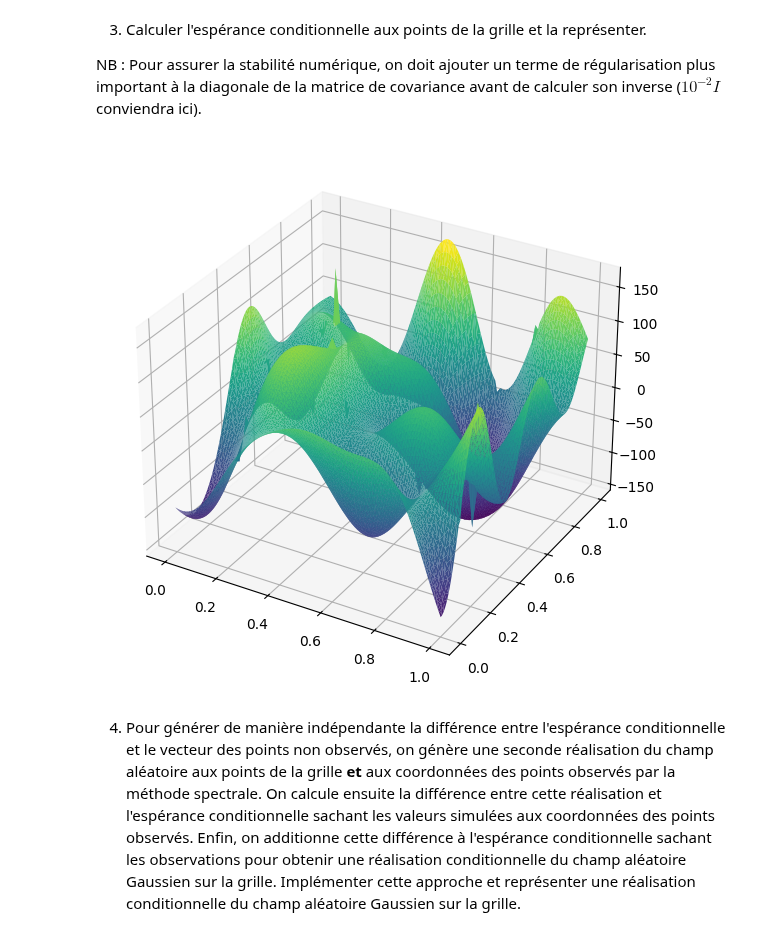
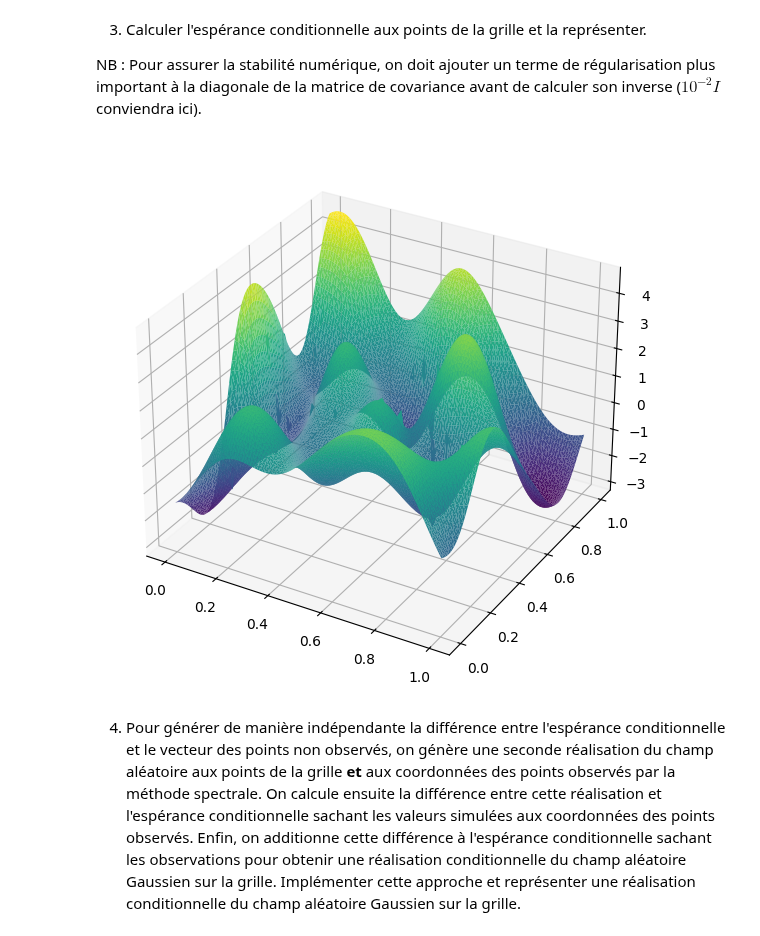
Before and after one commit to Martinks28/Projet-proba, a Jupyter notebook: Projet Probabilités.ipynb, the cells around one changed output. Saved outputs shown, nothing was run; the diff lists cells and outputs as text; code cells hidden in the pictures.

```diff
--- a/Projet Probabilités.ipynb
+++ b/Projet Probabilités.ipynb
@@ -392,7 +392,7 @@ for i in range(0,50):
     x = np.random.randint(0,100)
     y = np.random.randint(0,100)
     if (x,y) not in d :
-        z = np.random.normal(0, 50, 1)[0]
+        z = np.random.normal(0, 1, 1)[0]
         N[x,y] = z
         d[(x,y)] = z
 # %% [markdown]
@@ -408,21 +408,21 @@ a = 0.05
 
 l = np.linspace(0,1,100)
 liste_cles = list(d.keys())
-liste_points = [] #Liste des points dans l'ordre
+list_points = [] #Liste des points dans l'ordre
 
 # Ajout des points non connus
 
 for i in range(0,100) :
     for j in range(0,100) :
         if (i,j) not in d :
-            liste_points.append(np.array([l[i], l[j]]))
+            list_points.append(np.array([l[i], l[j]]))
 
 # Ajout des points observés
 
 for x in liste_cles :
-    liste_points.append(np.array([l[x[0]],l[x[1]]]))
+    list_points.append(np.array([l[x[0]],l[x[1]]]))
 
-m_distances = distance_matrix(liste_points, liste_points)
+m_distances = distance_matrix(list_points, list_points)
 
 C = covariance_gaussienne(m_distances, sigma2, a)
 # %%
@@ -446,16 +446,16 @@ for x in liste_cles :
 E_cond = np.dot(C_X2X1, np.dot(C_X1_inv, x1))
 # %%
 # Représentation
-liste_points = np.array(liste_points)
-x, y = liste_points[:,0], liste_points[:,1]
+list_points = np.array(list_points)
+x, y = list_points[:,0], list_points[:,1]
 z = np.concatenate((E_cond, x1))
 
 fig = plt.figure(figsize=(7,7))
 axes = plt.axes(projection="3d")
 axes.plot_trisurf(x,y,z, cmap="viridis")
 plt.show()
 # %% [output]
-[figure, old version]
+[figure, new version]
 # %% [markdown]
 4. Pour générer de manière indépendante la différence entre l'espérance conditionnelle et le vecteur des points non observés, on génère une seconde réalisation du champ aléatoire aux points de la grille **et** aux coordonnées des points observés par la méthode spectrale. On calcule ensuite la différence entre cette réalisation et l'espérance conditionnelle sachant les valeurs simulées aux coordonnées des points observés. Enfin, on additionne cette différence à l'espérance conditionnelle sachant les observations pour obtenir une réalisation conditionnelle du champ aléatoire Gaussien sur la grille. Implémenter cette approche et représenter une réalisation conditionnelle du champ aléatoire Gaussien sur la grille.
 # %%
```
Also changed, not shown: parts of 4 cells of this notebook.
